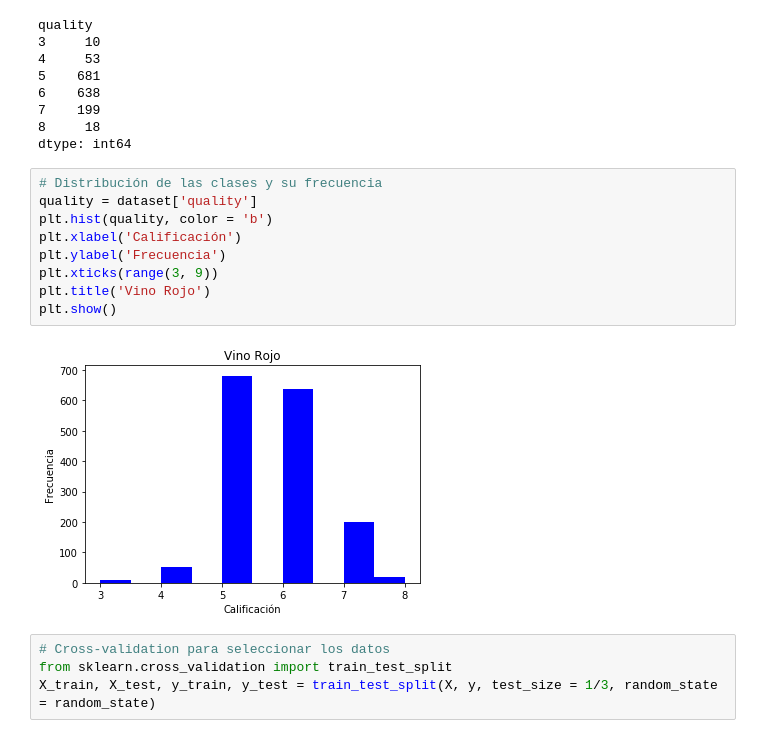
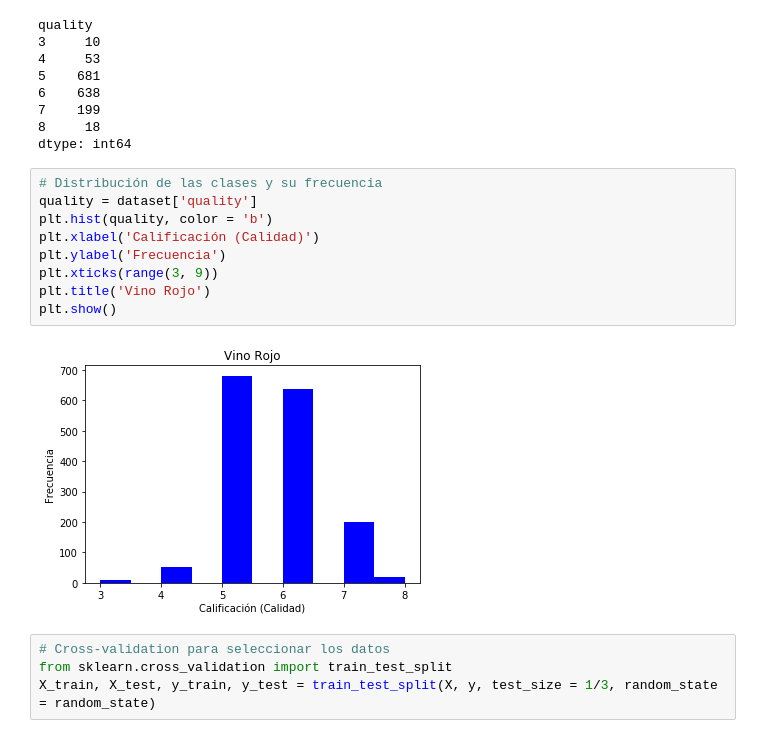
Before and after one commit to adborja/maestria-analitica_predictiva, a Jupyter notebook: talleres/python/wine_quality/red_wine_quality.ipynb, the cells around one changed output. Saved outputs shown, nothing was run; the diff lists cells and outputs as text.

```diff
--- a/talleres/python/wine_quality/red_wine_quality.ipynb
+++ b/talleres/python/wine_quality/red_wine_quality.ipynb
@@ -108,14 +108,14 @@ dtype: int64
 # %%
 # Distribución de las clases y su frecuencia
 quality = dataset['quality']
 plt.hist(quality, color = 'b')
-plt.xlabel('Calificación')
+plt.xlabel('Calificación (Calidad)')
 plt.ylabel('Frecuencia')
 plt.xticks(range(3, 9))
 plt.title('Vino Rojo')
 plt.show()
 # %% [output]
-[figure, old version]
+[figure, new version]
 # %%
 # Cross-validation para seleccionar los datos
 from sklearn.cross_validation import train_test_split
```
